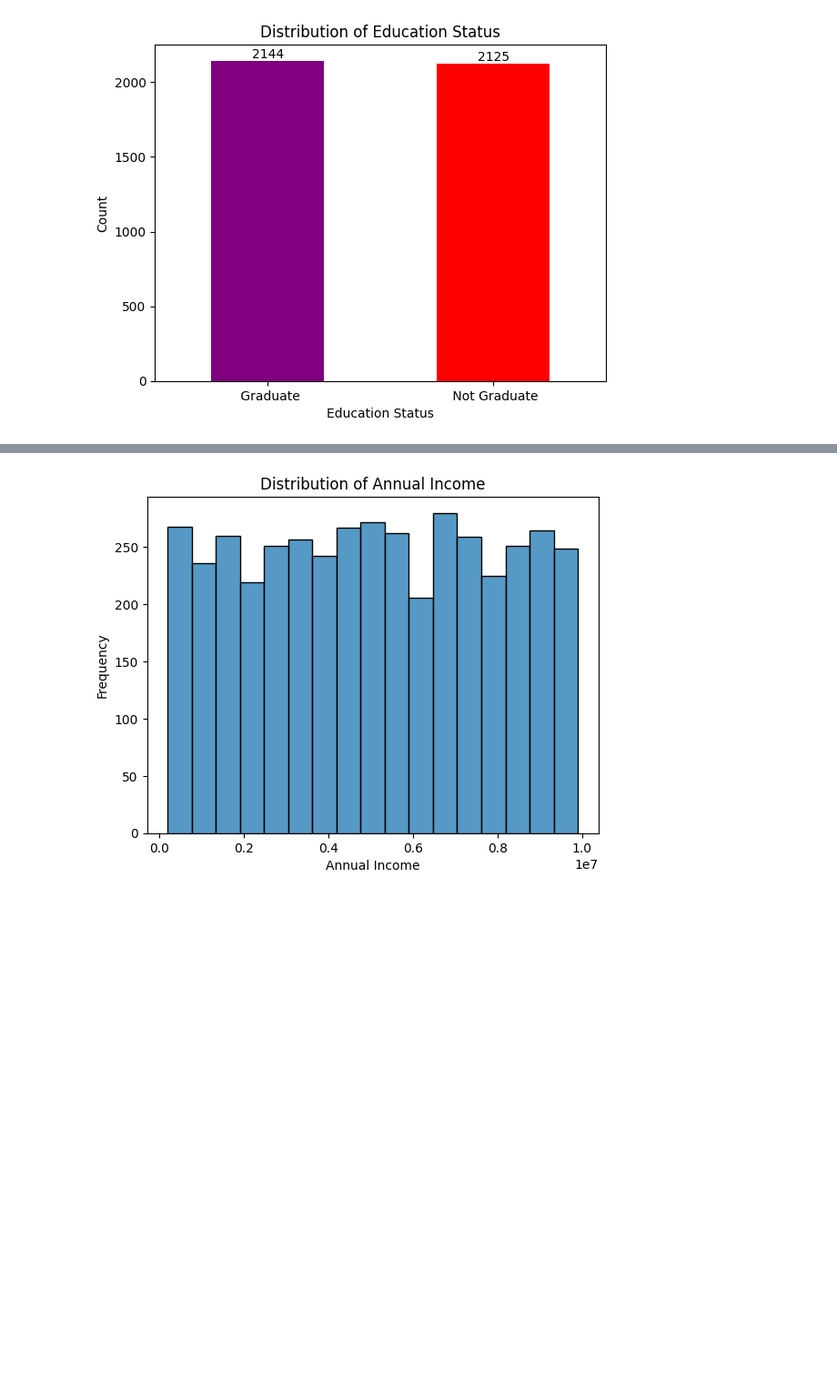
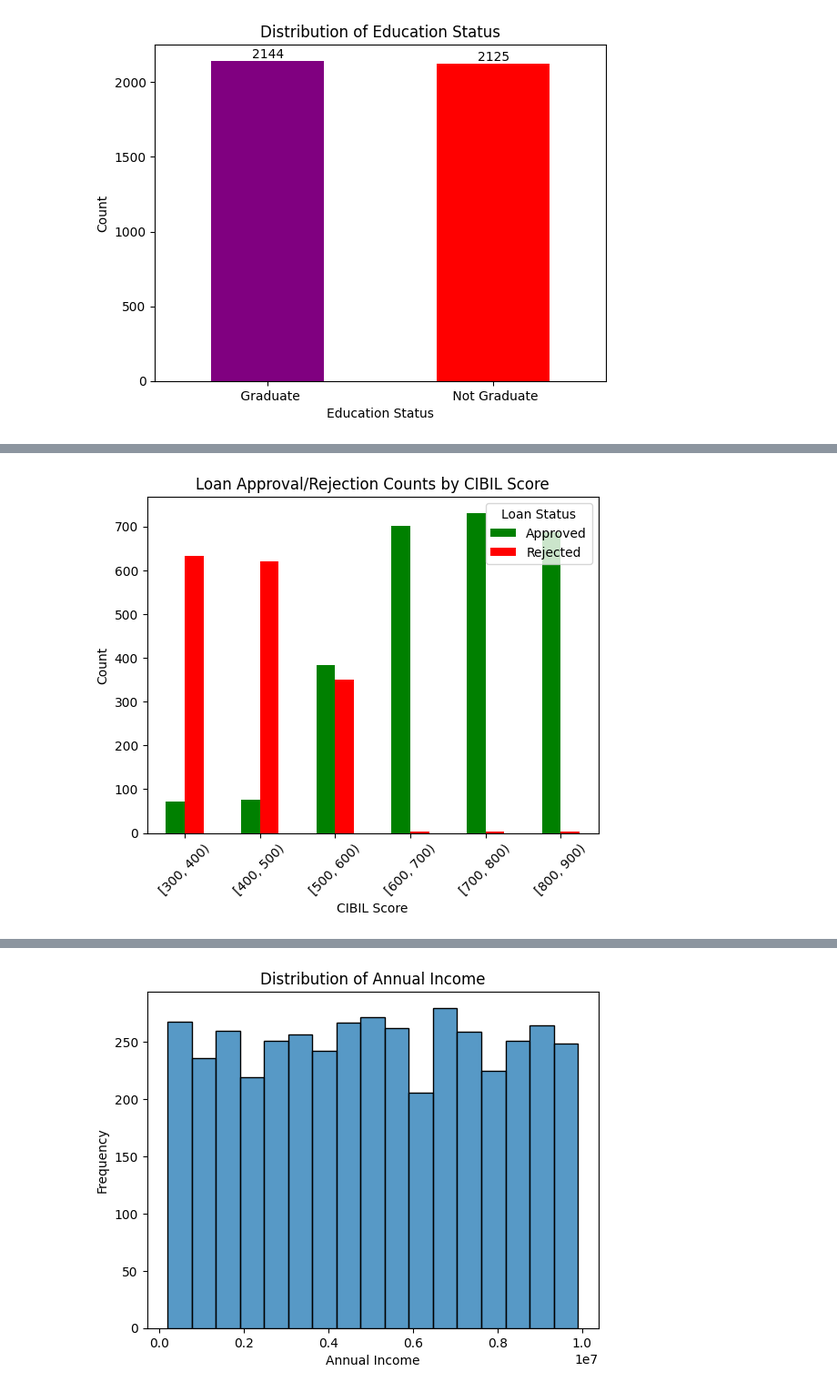
Before and after one commit to aliciahlavac/Project_4, a Jupyter notebook: Main.ipynb, the cells around one changed output, grey strips where cells are left out. Shown at 91% size. Drawn from its saved outputs; the diff is of its cells as text; code cells hidden in the pictures; blank space fills up the shorter version.

```diff
--- a/Main.ipynb
+++ b/Main.ipynb
@@ -176,0 +251,28 @@ plt.show()
+# %%
+# Look at loan approval/rejection status based on cibil score
+
+# Define bins for CIBIL score
+bins = np.arange(300, 901, 100)  # Bins from 0 to 900, every 100 points
+
+# Create a new column for the CIBIL score bins
+df['cibil_score_bins'] = pd.cut(df['cibil_score'], bins=bins, right=False)
+
+# Group by bins and loan status, then count occurrences
+grouped_data = df.groupby(['cibil_score_bins', 'loan_status']).size().unstack(fill_value=0)
+
+# Define colors for each loan status
+color_mapping = {'Approved': 'green', 'Rejected': 'red'}
+colors = [color_mapping.get(status, 'blue') for status in grouped_data.columns]
+
+# Plotting
+grouped_data.plot(kind='bar', stacked=False, color=colors)
+
+plt.xlabel('CIBIL Score')
+plt.ylabel('Count')
+plt.title('Loan Approval/Rejection Counts by CIBIL Score')
+plt.xticks(rotation=45)
+plt.legend(title='Loan Status')
+
+plt.show()
+# %% [output]
+[figure, added]
```
Also changed, not shown: parts of 6 cells of this notebook.
